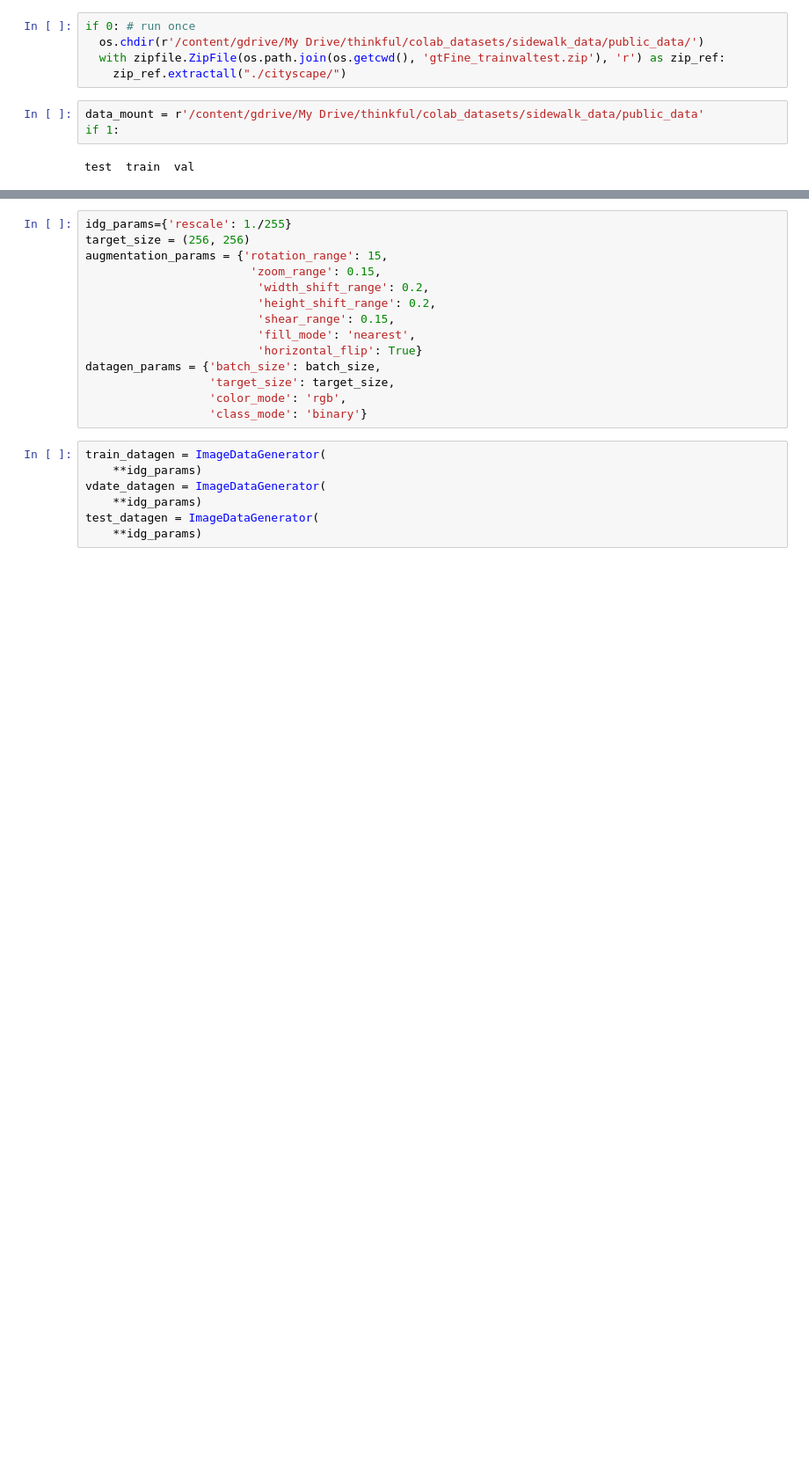
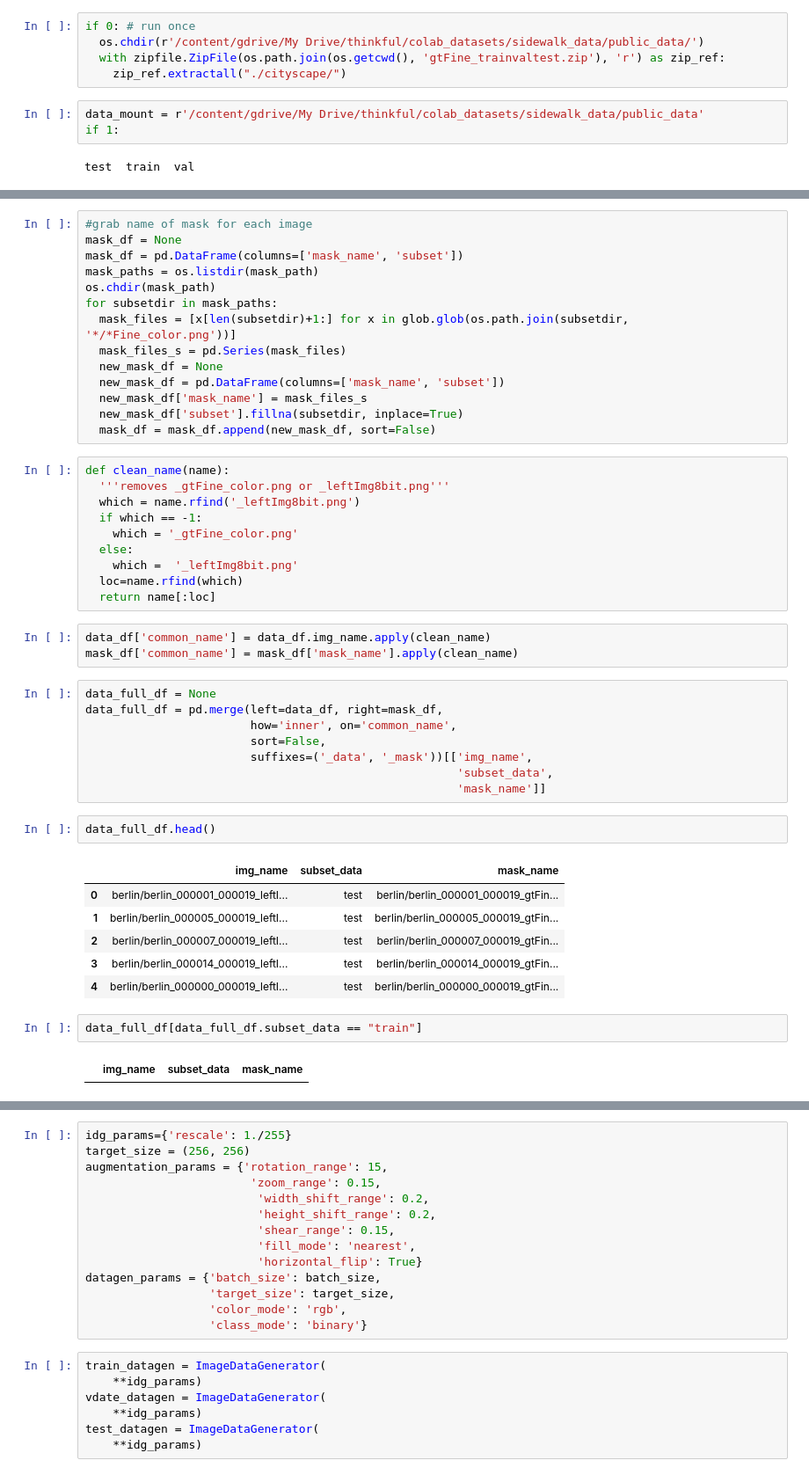
Before and after one commit to chrisoyer/sidewalk_deep-learning, a Jupyter notebook: Unet_Model_for_Semantic_Segmentation.ipynb, the cells around one changed output, grey strips where cells are left out. Shown: that part at 88% size. Drawn from its saved outputs; the diff is of its cells as text; blank space fills up the shorter version.

```diff
--- a/Unet_Model_for_Semantic_Segmentation.ipynb
+++ b/Unet_Model_for_Semantic_Segmentation.ipynb
@@ -63,0 +97,48 @@ test  train  val
+# %%
+#grab name of mask for each image
+mask_df = None
+mask_df = pd.DataFrame(columns=['mask_name', 'subset'])
+mask_paths = os.listdir(mask_path)
+os.chdir(mask_path)
+for subsetdir in mask_paths:
+  mask_files = [x[len(subsetdir)+1:] for x in glob.glob(os.path.join(subsetdir, '*/*Fine_color.png'))]
+  mask_files_s = pd.Series(mask_files)
+  new_mask_df = None
+  new_mask_df = pd.DataFrame(columns=['mask_name', 'subset'])
+  new_mask_df['mask_name'] = mask_files_s
+  new_mask_df['subset'].fillna(subsetdir, inplace=True)
+  mask_df = mask_df.append(new_mask_df, sort=False)
+# %%
+def clean_name(name):
+  '''removes _gtFine_color.png or _leftImg8bit.png'''
+  which = name.rfind('_leftImg8bit.png')
+  if which == -1:
+    which = '_gtFine_color.png'
+  else:
+    which =  '_leftImg8bit.png'
+  loc=name.rfind(which)
+  return name[:loc]
+# %%
+data_df['common_name'] = data_df.img_name.apply(clean_name)
+mask_df['common_name'] = mask_df['mask_name'].apply(clean_name)
+# %%
+data_full_df = None
+data_full_df = pd.merge(left=data_df, right=mask_df,
+                        how='inner', on='common_name',
+                        sort=False,
+                        suffixes=('_data', '_mask'))[['img_name',
+                                                      'subset_data',
+                                                      'mask_name']]
+# %%
+data_full_df.head()
+# %% [output]
+|  | img_name | subset_data | mask_name |
+| 0 | berlin/berlin_000001_000019_leftI... | test | berlin/berlin_000001_000019_gtFin... |
+| 1 | berlin/berlin_000005_000019_leftI... | test | berlin/berlin_000005_000019_gtFin... |
+| 2 | berlin/berlin_000007_000019_leftI... | test | berlin/berlin_000007_000019_gtFin... |
+| 3 | berlin/berlin_000014_000019_leftI... | test | berlin/berlin_000014_000019_gtFin... |
+| 4 | berlin/berlin_000000_000019_leftI... | test | berlin/berlin_000000_000019_gtFin... |
+# %%
+data_full_df[data_full_df.subset_data == "train"]
+# %% [output]
+|  | img_name | subset_data | mask_name |
```
Also changed, not shown: parts of 8 cells of this notebook.
